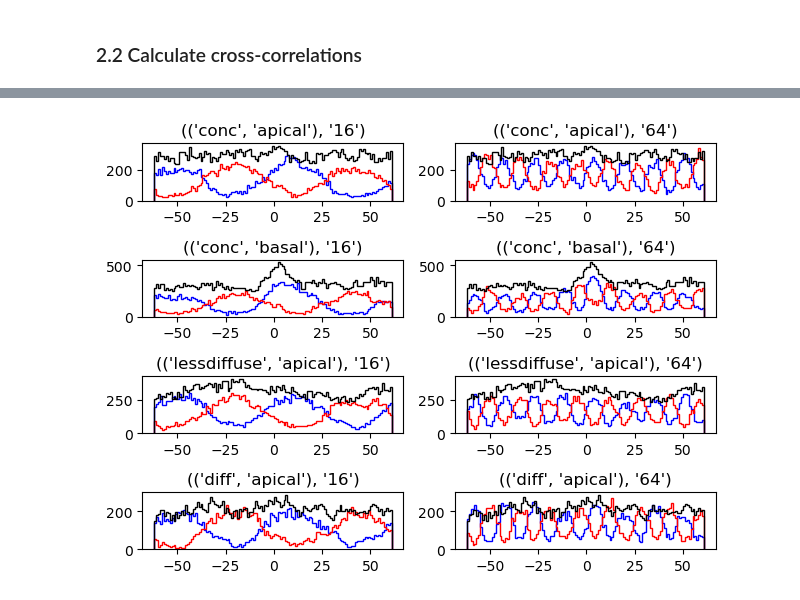
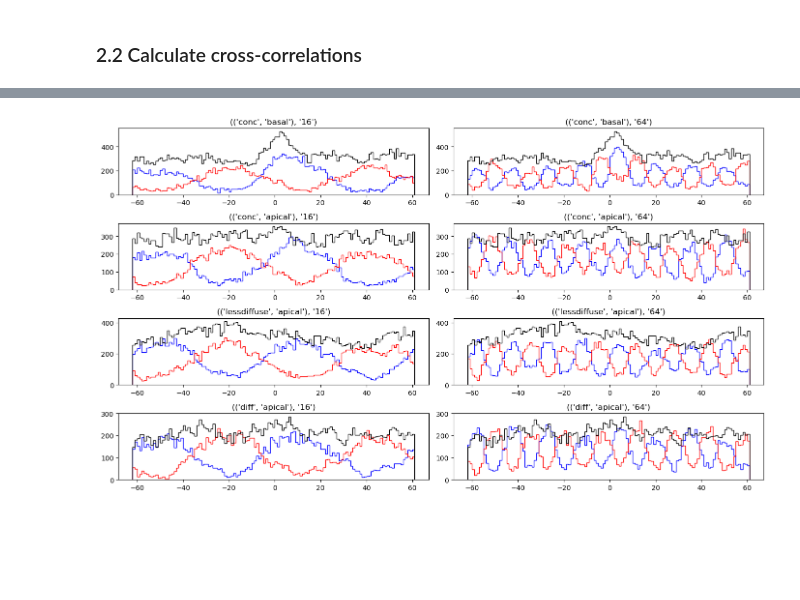
Before and after one commit to dbheadley/InhibOnDendComp, a Jupyter notebook: scripts/APCC_RhythmicInh_ConcDiffExc.ipynb, the cells around one changed output, grey strips where cells are left out. Saved outputs shown, nothing was run; the diff lists cells and outputs as text; code cells hidden in the pictures; blank space fills up the shorter version.

```diff
--- a/scripts/APCC_RhythmicInh_ConcDiffExc.ipynb
+++ b/scripts/APCC_RhythmicInh_ConcDiffExc.ipynb
@@ -151,23 +147,23 @@ exc_df = sim_df.groupby(['ExcType', 'ExcLoc'])
 # %%
 def plot_cc(sim_row, ax, **kwargs):
     ax.stairs(sim_row['values'].iloc[0][0:-1], sim_row['lags'].iloc[0],  **kwargs)
 
 def plot_exp(sim_set, exp_name, exp_freq, ax):
     plot_cc(sim_set.loc[(sim_set['InhibPhase']=='t') & (sim_set['InhibType']==exp_freq)],ax, color='b')
     plot_cc(sim_set.loc[(sim_set['InhibPhase']=='p') & (sim_set['InhibType']==exp_freq)],ax, color='r')
     plot_cc(sim_set[sim_set['InhibPhase']=='poiss'],ax, color='k')
     ax.set_title((exp_name, exp_freq))
 
 fig,ax = plt.subplots(4,2)
-plot_exp(exc_df.get_group(('conc', 'apical')), ('conc', 'apical'), '16',ax[0,0])
-plot_exp(exc_df.get_group(('conc', 'apical')), ('conc', 'apical'), '64',ax[0,1])
-plot_exp(exc_df.get_group(('conc', 'basal')), ('conc', 'basal'), '16',ax[1,0])
-plot_exp(exc_df.get_group(('conc', 'basal')), ('conc', 'basal'), '64',ax[1,1])
+plot_exp(exc_df.get_group(('conc', 'basal')), ('conc', 'basal'), '16',ax[0,0])
+plot_exp(exc_df.get_group(('conc', 'basal')), ('conc', 'basal'), '64',ax[0,1])
+plot_exp(exc_df.get_group(('conc', 'apical')), ('conc', 'apical'), '16',ax[1,0])
+plot_exp(exc_df.get_group(('conc', 'apical')), ('conc', 'apical'), '64',ax[1,1])
 plot_exp(exc_df.get_group(('lessdiffuse', 'apical')), ('lessdiffuse', 'apical'), '16',ax[2,0])
 plot_exp(exc_df.get_group(('lessdiffuse', 'apical')), ('lessdiffuse', 'apical'), '64',ax[2,1])
 plot_exp(exc_df.get_group(('diff', 'apical')), ('diff', 'apical'), '16',ax[3,0])
 plot_exp(exc_df.get_group(('diff', 'apical')), ('diff', 'apical'), '64',ax[3,1])
-
+fig.set_size_inches(14, 8)
 fig.tight_layout()
 # %% [output]
-[figure, old version]
+[figure, new version]
```
Also changed, not shown: parts of 2 cells of this notebook, 3 other files.
